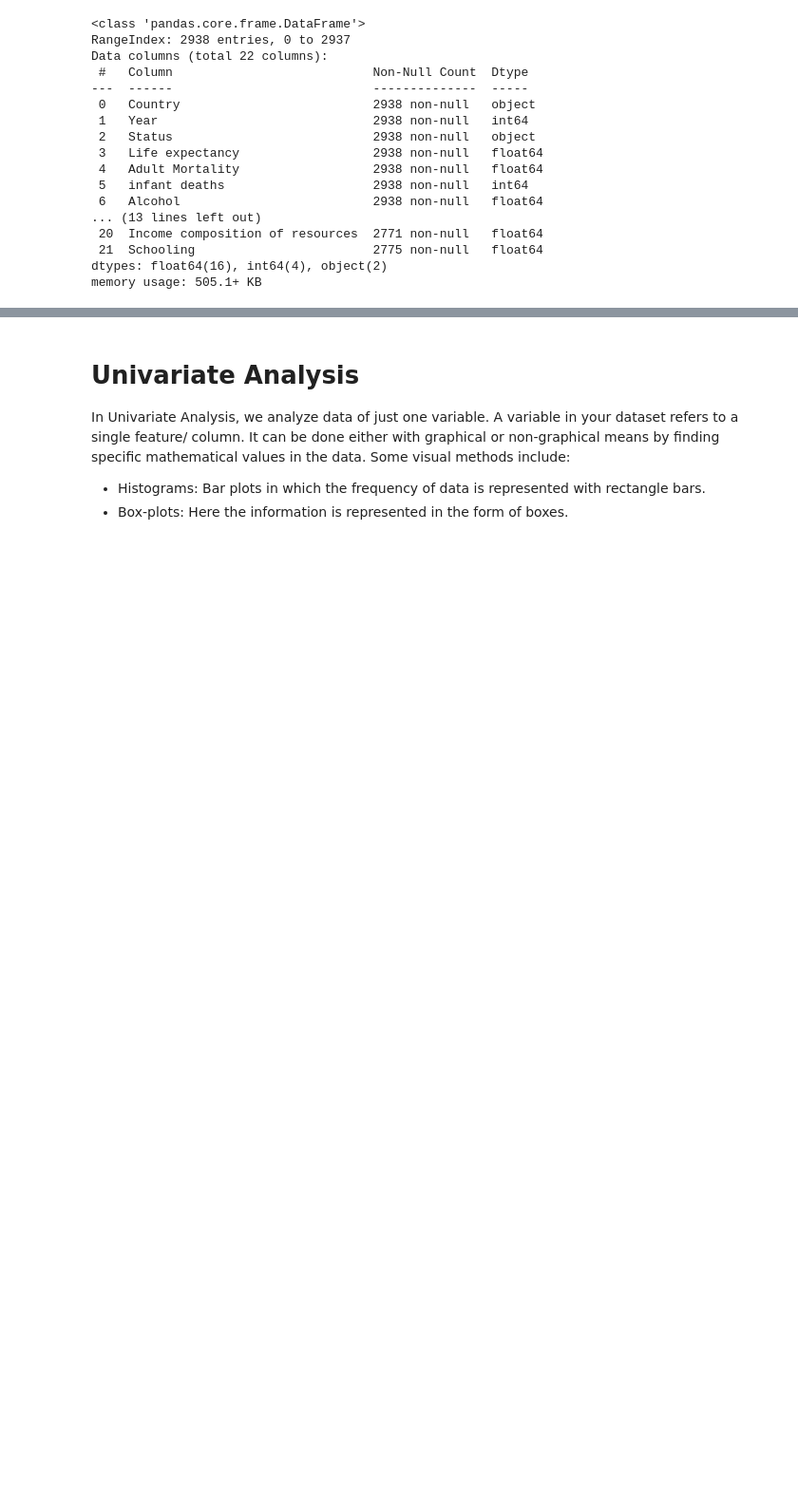
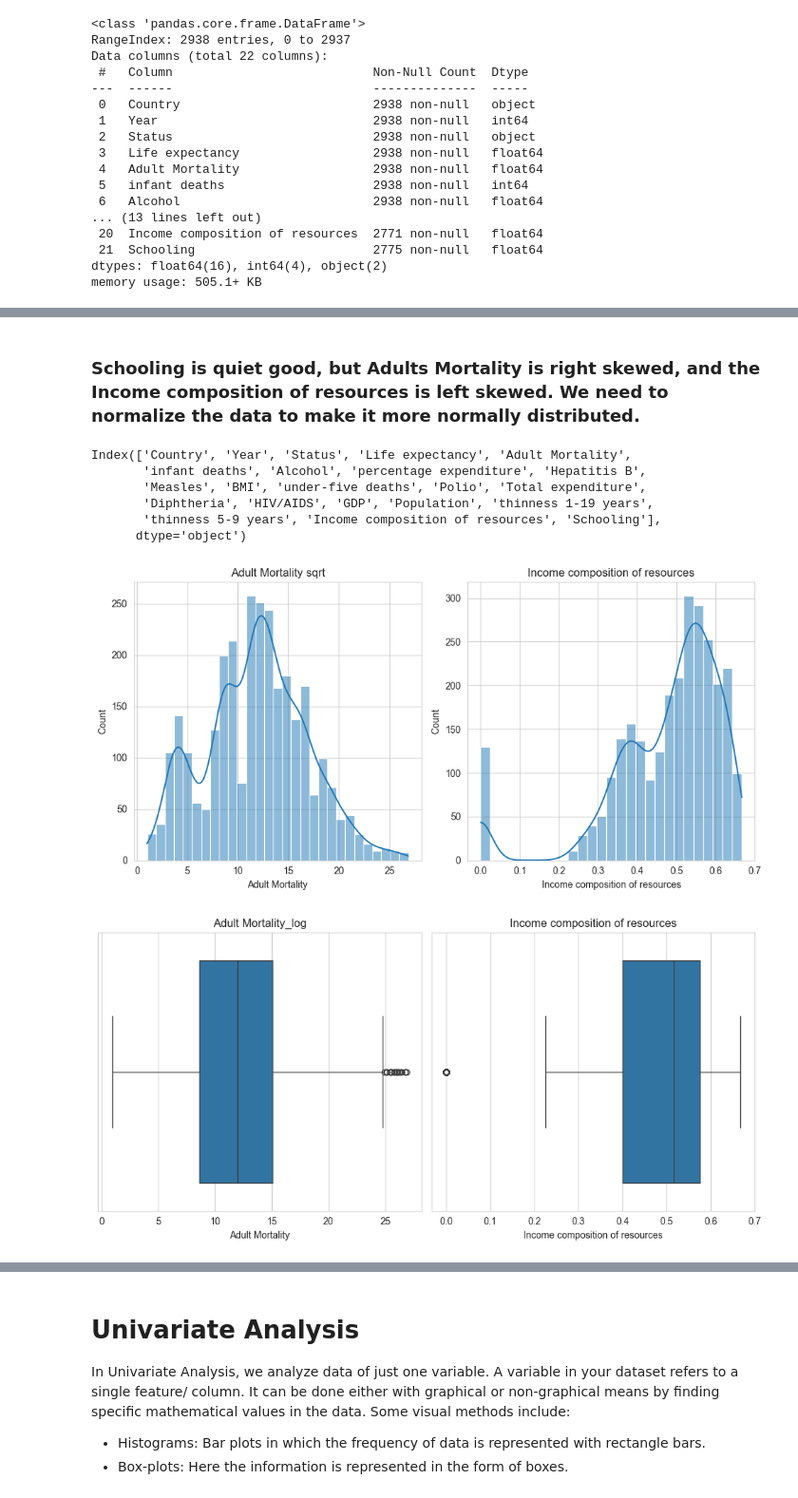
Before and after one commit to ov3ipo/SM_Project, a Jupyter notebook: project.ipynb, the cells around one changed output, grey strips where cells are left out. Shown at 95% size. Drawn from its saved outputs; the diff is of its cells as text; code cells hidden in the pictures; blank space fills up the shorter version.

```diff
--- a/project.ipynb
+++ b/project.ipynb
@@ -213,0 +336,39 @@ memory usage: 505.1+ KB
+# %% [markdown]
+### Schooling is quiet good, but Adults Mortality is right skewed, and the Income composition of resources is left skewed. We need to normalize the data to make it more normally distributed.
+# %%
+df_main.columns
+# %% [output]
+Index(['Country', 'Year', 'Status', 'Life expectancy', 'Adult Mortality',
+       'infant deaths', 'Alcohol', 'percentage expenditure', 'Hepatitis B',
+       'Measles', 'BMI', 'under-five deaths', 'Polio', 'Total expenditure',
+       'Diphtheria', 'HIV/AIDS', 'GDP', 'Population', 'thinness 1-19 years',
+       'thinness 5-9 years', 'Income composition of resources', 'Schooling'],
+      dtype='object')
+# %%
+# transform log for the column
+df_main['Adult Mortality'] = np.sqrt(df_main['Adult Mortality'])
+df_main['Income composition of resources'] = np.log1p(df_main['Income composition of resources'])
+
+# plot histogram for the transformed columns
+plt.figure(figsize=(10, 5))
+plt.subplot(1, 2, 1)
+sns.histplot(df_main['Adult Mortality'], kde=True)
+plt.title('Adult Mortality sqrt')
+plt.subplot(1, 2, 2)
+sns.histplot(df_main['Income composition of resources'], kde=True)
+plt.title('Income composition of resources')
+plt.tight_layout()
+plt.show();
+# plot boxplot for the transformed columns
+plt.figure(figsize=(10, 5))
+plt.subplot(1, 2, 1)
+sns.boxplot(x=df_main['Adult Mortality'])
+plt.title('Adult Mortality_log')
+plt.subplot(1, 2, 2)
+sns.boxplot(x=df_main['Income composition of resources'])
+plt.title('Income composition of resources')
+plt.tight_layout()
+plt.show();
+# %% [output]
+[figure, added]
+[figure, added]
```
Also changed, not shown: parts of 28 cells of this notebook.
